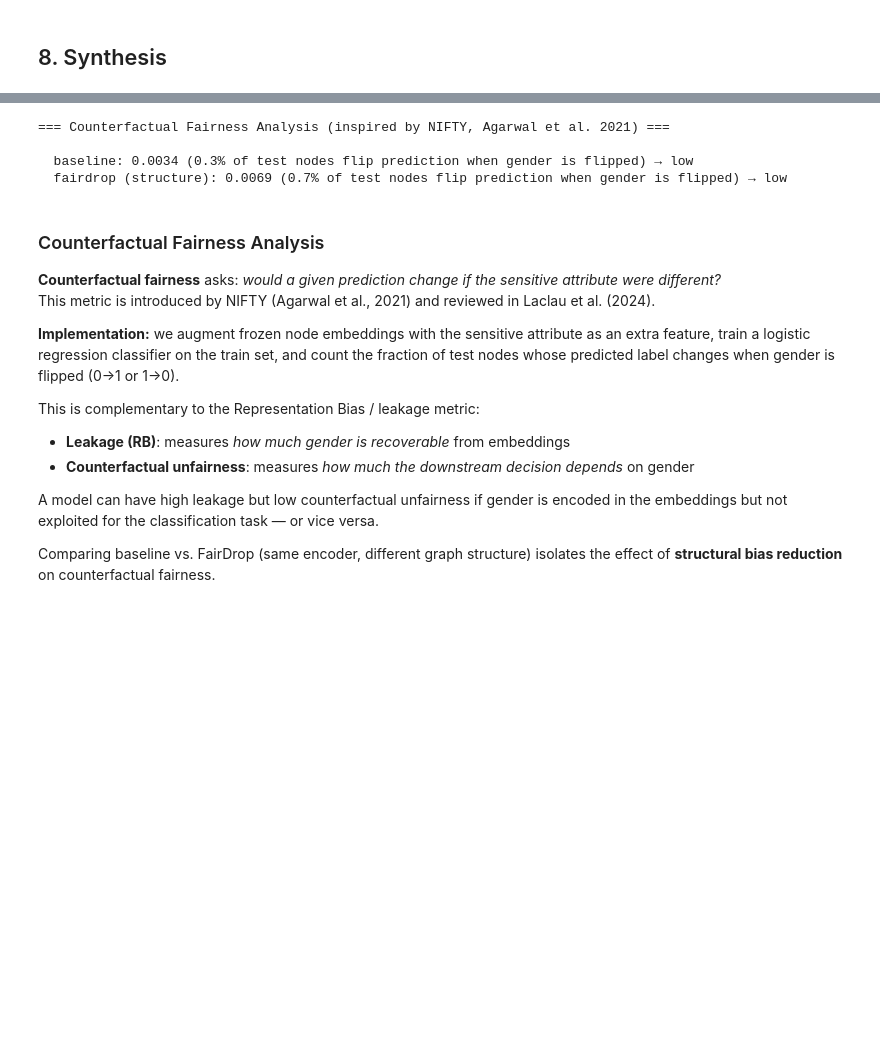
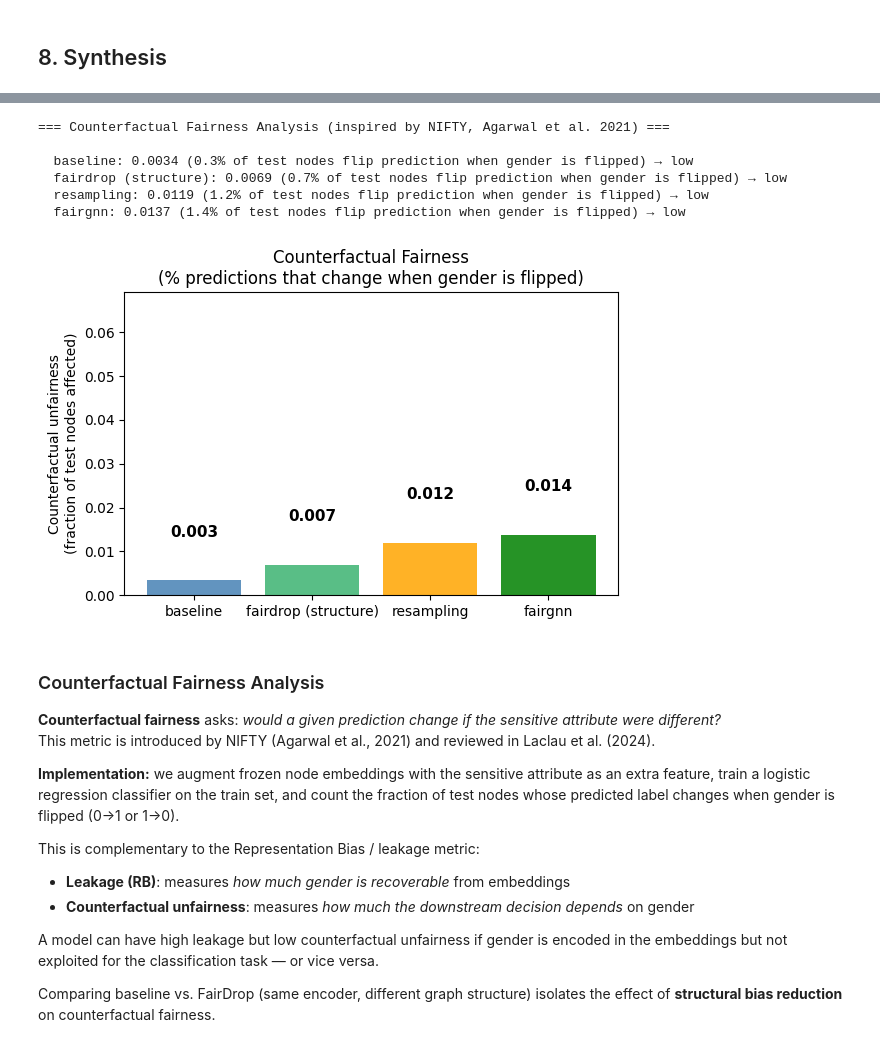
Before and after one commit to gregoire-petit1/pokec-fairness-gnn, a Jupyter notebook: notebooks/main_experiment_executed.ipynb, the cells around one changed output, grey strips where cells are left out. Drawn from its saved outputs; the diff is of its cells as text; code cells hidden in the pictures; blank space fills up the shorter version.

```diff
--- a/notebooks/main_experiment_executed.ipynb
+++ b/notebooks/main_experiment_executed.ipynb
@@ -418,8 +420,12 @@ if DATA_AVAILABLE:
         pred_rs, data.y[test_mask], data.gender[test_mask], proba=proba_rs
     )
 
-    results['resampling'] = {'acc': test_acc_rs, 'f1': test_f1_rs, **fairness_rs}
-    print(f'Resampling — Acc: {test_acc_rs:.4f} | F1: {test_f1_rs:.4f} | ΔDP: {fairness_rs["delta_dp"]:.4f} | ΔEO: {fairness_rs["delta_eo"]:.4f}')
+    # GAP 2: measure sensitive leakage for resampling
+    emb_rs = resample_model.get_embeddings(data.x, data.edge_index)
+    leakage_rs = sensitive_leakage(emb_rs, data.gender, train_mask, test_mask, seed=SEED)
+
+    results['resampling'] = {'acc': test_acc_rs, 'f1': test_f1_rs, 'leakage': leakage_rs, **fairness_rs}
+    print(f'Resampling — Acc: {test_acc_rs:.4f} | F1: {test_f1_rs:.4f} | ΔDP: {fairness_rs["delta_dp"]:.4f} | ΔEO: {fairness_rs["delta_eo"]:.4f} | Leakage: {leakage_rs:.4f}')
 else:
     print('Skipping — data not available.')
 # %% [output]
@@ -552,6 +558,7 @@ Combining both (pre-processing + in-processing) is an open research direction id
 from src.models.fairgnn import FairGNN, fairgnn_loss
 
 fairgnn_results = {}
+model_fg_states = {}  # GAP 1: save model state per lambda
 
 if DATA_AVAILABLE:
     for lam in cfg['fairgnn']['lambda_values']:
@@ -596,6 +603,7 @@ if DATA_AVAILABLE:
 
         model_fg.load_state_dict(best_state_fg)
         model_fg.eval()
+        model_fg_states[lam] = {k: v.clone() for k, v in model_fg.state_dict().items()}  # GAP 1: save
         with torch.no_grad():
             pl_test, _ = model_fg(data.x, data.edge_index)
             pred_fg = pl_test[test_mask].argmax(dim=1)
@@ -612,8 +620,16 @@ if DATA_AVAILABLE:
 
     # Best lambda: minimize ΔDP while keeping F1 close to baseline
     best_lam = min(fairgnn_results, key=lambda l: fairgnn_results[l]['delta_dp'])
-    results['fairgnn'] = fairgnn_results[best_lam]
-    print(f'\nBest λ={best_lam} (lowest ΔDP)')
+
+    # GAP 1: load best model and measure leakage
+    model_fg.load_state_dict(model_fg_states[best_lam])
+    model_fg.eval()
+    with torch.no_grad():
+        emb_fg = model_fg.encode(data.x, data.edge_index)
+    leakage_fg = sensitive_leakage(emb_fg, data.gender, train_mask, test_mask, seed=SEED)
+
+    results['fairgnn'] = {**fairgnn_results[best_lam], 'leakage': leakage_fg}
+    print(f'\nBest λ={best_lam} (lowest ΔDP) | Leakage: {leakage_fg:.4f}')
 else:
     print('Skipping — data not available.')
 # %% [output]
@@ -904,6 +923,24 @@ if DATA_AVAILABLE and 'baseline' in results:
             emb_cf_fd, data.gender, data.y, train_mask, test_mask, seed=SEED
         )
 
+    # GAP 3: Resampling CF score
+    if 'resampling' in results and 'resample_model' in dir():
+        with torch.no_grad():
+            emb_cf_rs = resample_model.get_embeddings(data.x, data.edge_index)
+        cf_scores['resampling'] = counterfactual_fairness_score(
+            emb_cf_rs, data.gender, data.y, train_mask, test_mask, seed=SEED
+        )
+
+    # GAP 3: FairGNN CF score (use best lambda model)
+    if 'fairgnn' in results and 'model_fg_states' in dir() and 'best_lam' in dir():
+        model_fg.load_state_dict(model_fg_states[best_lam])
+        model_fg.eval()
+        with torch.no_grad():
+            emb_cf_fg = model_fg.encode(data.x, data.edge_index)
+        cf_scores['fairgnn'] = counterfactual_fairness_score(
+            emb_cf_fg, data.gender, data.y, train_mask, test_mask, seed=SEED
+        )
+
     for method, score in cf_scores.items():
         pct = score * 100
         verdict = 'high unfairness' if score > 0.3 else ('moderate' if score > 0.1 else 'low')
@@ -911,34 +948,37 @@ if DATA_AVAILABLE and 'baseline' in results:
         if method in results:
             results[method]['counterfactual_unfairness'] = score
 
     # Bar chart
     fig, ax = plt.subplots(figsize=(6, 4))
-    colors_cf = {'baseline': 'steelblue', 'fairdrop (structure)': 'mediumseagreen'}
+    colors_cf = {'baseline': 'steelblue', 'fairdrop (structure)': 'mediumseagreen', 'resampling': 'orange', 'fairgnn': 'green'}
     bars = ax.bar(
         list(cf_scores.keys()),
         list(cf_scores.values()),
         color=[colors_cf.get(m, 'gray') for m in cf_scores.keys()],
         alpha=0.85,
     )
     ax.set_ylabel('Counterfactual unfairness\n(fraction of test nodes affected)')
     ax.set_title('Counterfactual Fairness\n(% predictions that change when gender is flipped)')
     ax.set_ylim(0, max(cf_scores.values()) * 1.4 + 0.05)
     for bar, (m, v) in zip(bars, cf_scores.items()):
         ax.text(
             bar.get_x() + bar.get_width() / 2,
             v + 0.01, f'{v:.3f}',
             ha='center', fontsize=11, fontweight='bold',
         )
     plt.tight_layout()
     plt.savefig('../results/figures/counterfactual_fairness.png', dpi=100, bbox_inches='tight')
     plt.show()
 else:
     print('Skipping — data not available.')
 # %% [output]
 === Counterfactual Fairness Analysis (inspired by NIFTY, Agarwal et al. 2021) ===
 
   baseline: 0.0034 (0.3% of test nodes flip prediction when gender is flipped) → low
   fairdrop (structure): 0.0069 (0.7% of test nodes flip prediction when gender is flipped) → low
+  resampling: 0.0119 (1.2% of test nodes flip prediction when gender is flipped) → low
+  fairgnn: 0.0137 (1.4% of test nodes flip prediction when gender is flipped) → low
+[figure, added]
 # %% [markdown]
 ### Counterfactual Fairness Analysis
 
```
Also changed, not shown: parts of 8 cells of this notebook, 3 other files.
